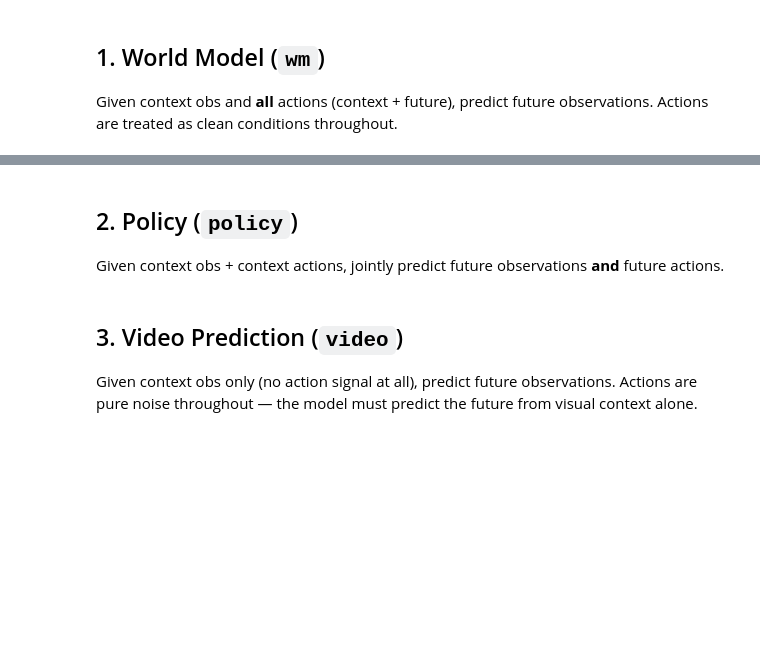
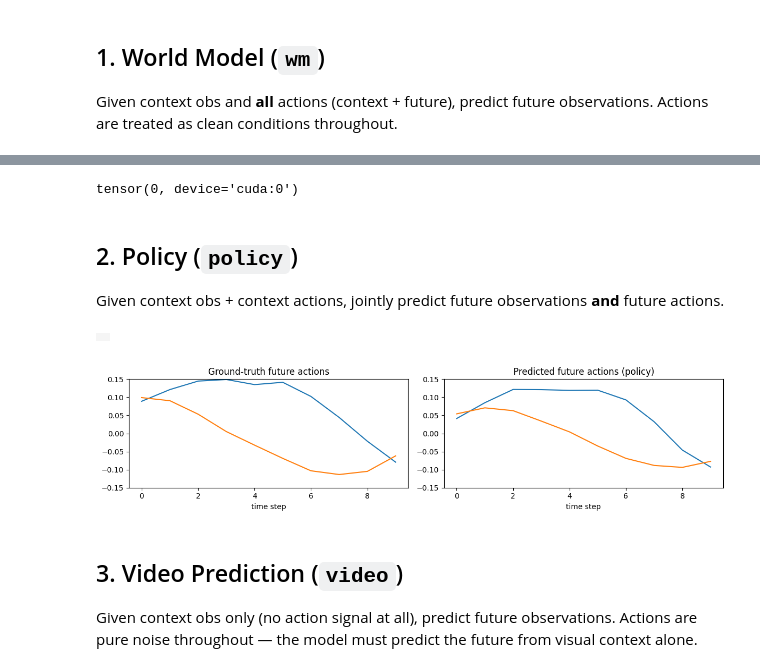
Before and after one commit to Rooholla-KhorramBakht/dreamerV4-UWM, a Jupyter notebook: notebooks/sampling.ipynb, the cells around one changed output, grey strips where cells are left out. Cells and saved outputs as stored; diff of their text form; code cells hidden in the pictures; blank space fills up the shorter version.

```diff
--- a/notebooks/sampling.ipynb
+++ b/notebooks/sampling.ipynb
@@ -17,12 +17,13 @@ resolution = (256, 256)
 from hydra import initialize, compose
 from omegaconf import OmegaConf
 with initialize(version_base=None, config_path="../scripts/config"):
-    cfg = compose(config_name="dynamics/pushT-large.yaml")
+    cfg = compose(config_name="dynamics/finger.yaml")
 # %%
-dynamics_ckpt = "/home/mim-server/projects/rooholla/dreamerV4-UWM/checkpoints/dynamics/pushT/FlowMatching-Ramped/137609.pt"
+# dynamics_ckpt = "/home/mim-server/projects/rooholla/dreamerV4-UWM/checkpoints/dynamics/finger/150000.pt"
+dynamics_ckpt = "/home/mim-server/projects/rooholla/dreamerV4-UWM/checkpoints/dynamics/pushT/UWM-protocol/100884.pt"
 cfg.dynamics_ckpt = dynamics_ckpt
 # %%
-tokenizer_ckpt="/home/mim-server/projects/rooholla/dreamerV4-UWM/checkpoints/tokenizer_ckpts/pushT/2026-01-21_00-43-43/24000.pt"
+tokenizer_ckpt="/home/mim-server/projects/rooholla/dreamerV4-UWM/checkpoints/tokenizer_ckpts/pushT.pt"
 cfg.tokenizer_ckpt=tokenizer_ckpt
 # %%
 denoiser = load_denoiser(cfg, device, max_num_forward_steps=300)
@@ -255,7 +259,7 @@ import matplotlib.pyplot as plt
 
 num_pred_steps = 10
 num_diffusion_steps = 128
-latents_ctx = latents[:, :1, ...]
+latents_ctx = latents[:, :4, ...]
 # %% [markdown]
 ## 1. World Model (`wm`)
 Given context obs and **all** actions (context + future), predict future observations. Actions are treated as clean conditions throughout.
@@ -277,33 +295,43 @@ plotVideo(img_pred_wm[0].to(torch.float32))
+# %%
+latents_ctx.isnan().count_nonzero()
+# %% [output]
+tensor(0, device='cuda:0')
 # %% [markdown]
 ## 2. Policy (`policy`)
 Given context obs + context actions, jointly predict future observations **and** future actions.
 # %%
-ctx_actions_policy = actions[:T_ctx][None]  # (1, T_ctx, n_act)
+ctx_actions_policy = actions[:T_ctx][None].cuda()  # (1, T_ctx, n_act)
 
 with torch.autocast(device_type='cuda', dtype=torch.bfloat16):
     pred_obs_pol, pred_act_pol = unified_flowmatching_sampler(
         denoiser, latents_ctx, mode='policy',
         ctx_actions=ctx_actions_policy,
         num_pred_steps=num_pred_steps,
         num_diffusion_steps=num_diffusion_steps,
     )
     with torch.no_grad():
         img_pred_pol = tokenizer.decode(pred_obs_pol)
 
 plotVideo(img_pred_pol[0].to(torch.float32))
 
 # Plot predicted vs ground-truth actions
 fig, axes = plt.subplots(1, 2, figsize=(12, 3))
 gt_act = actions[T_ctx:T_ctx + num_pred_steps].cpu().float().numpy()
 pr_act = pred_act_pol[0].cpu().float().numpy()
 axes[0].set_title("Ground-truth future actions")
 axes[0].plot(gt_act)
+axes[0].set_ylim(-0.15, 0.15)
 axes[1].set_title("Predicted future actions (policy)")
 axes[1].plot(pr_act)
+axes[1].set_ylim(-0.15, 0.15)
+
 for ax in axes:
     ax.set_xlabel("time step")
 plt.tight_layout()
 plt.show()
+# %% [output]
+|  |
+[figure, added]
 # %% [markdown]
 ## 3. Video Prediction (`video`)
 Given context obs only (no action signal at all), predict future observations. Actions are pure noise throughout — the model must predict the future from visual context alone.
```
Also changed, not shown: parts of 5 cells of this notebook, 3 other files.
